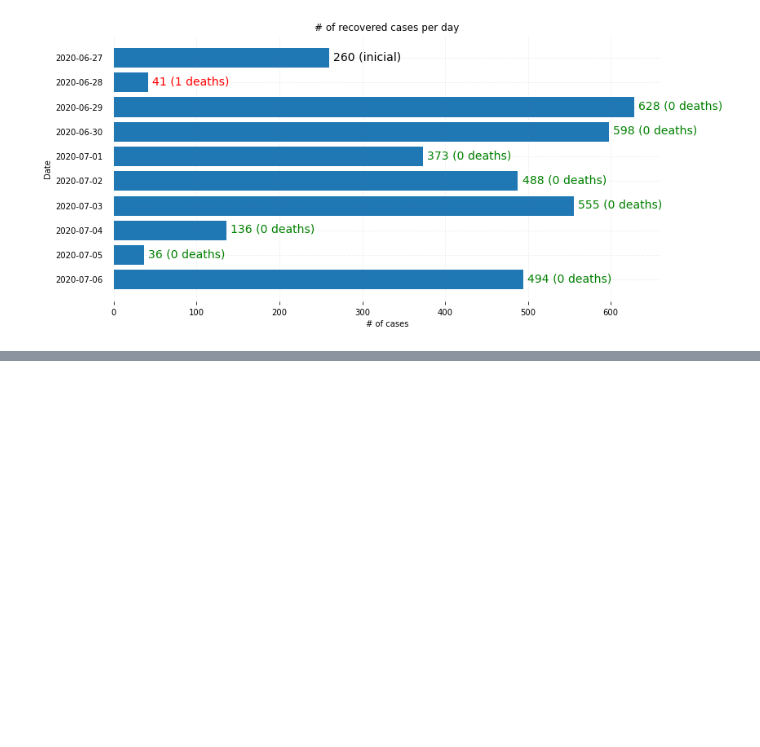
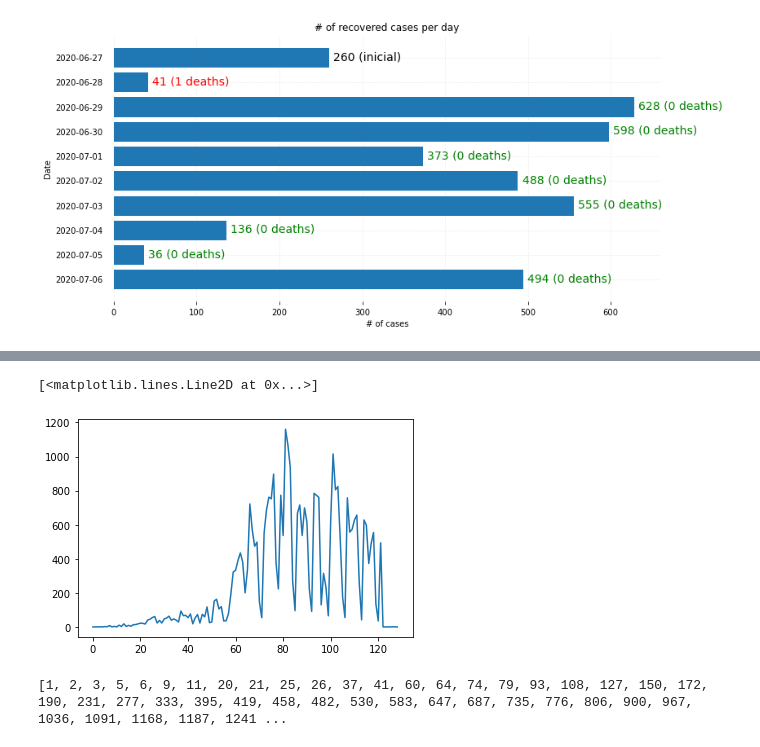
Before and after one commit to jvmdo/rna-pp1-2020, a Jupyter notebook: rascunhos/rna_pp1_joao.ipynb, the cells around one changed output, grey strips where cells are left out. Saved outputs shown, nothing was run; the diff lists cells and outputs as text; code cells hidden in the pictures; blank space fills up the shorter version.

```diff
--- a/rascunhos/rna_pp1_joao.ipynb
+++ b/rascunhos/rna_pp1_joao.ipynb
@@ -712,0 +799,2 @@ Text(0, 0.5, 'Date')
+# %%
+alongside = days_group.values.flatten()
@@ -712,0 +816,15 @@ Text(0, 0.5, 'Date')
+# %%
+plt.plot(alongside)
+# %% [output]
+[<matplotlib.lines.Line2D at 0x...>]
+[figure, added]
+# %%
+x = list(alongside)
+y = [x[0]]
+
+for i in range(1,len(x)):
+    y.append(x[i] + y[i-1])
+
+print(y)
+# %% [output]
+[1, 2, 3, 5, 6, 9, 11, 20, 21, 25, 26, 37, 41, 60, 64, 74, 79, 93, 108, 127, 150, 172, 190, 231, 277, 333, 395, 419, 458, 482, 530, 583, 647, 687, 735, 776, 806, 900, 967, 1036, 1091, 1168, 1187, 1241 ...
```
Also changed, not shown: parts of 14 cells of this notebook.
